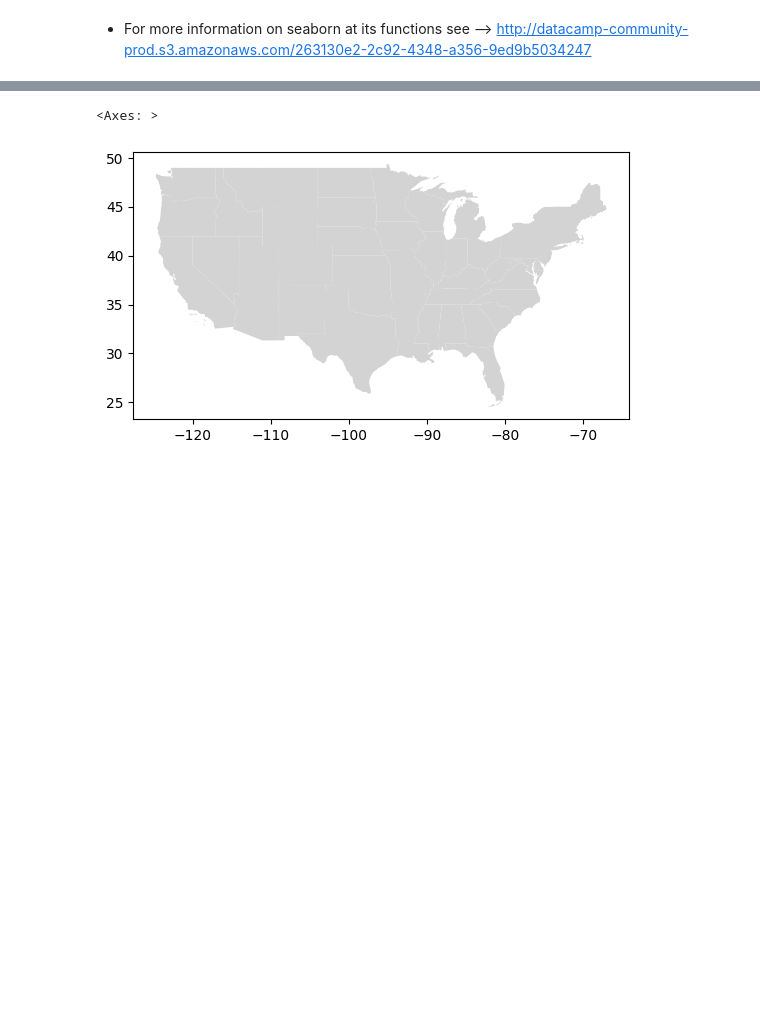
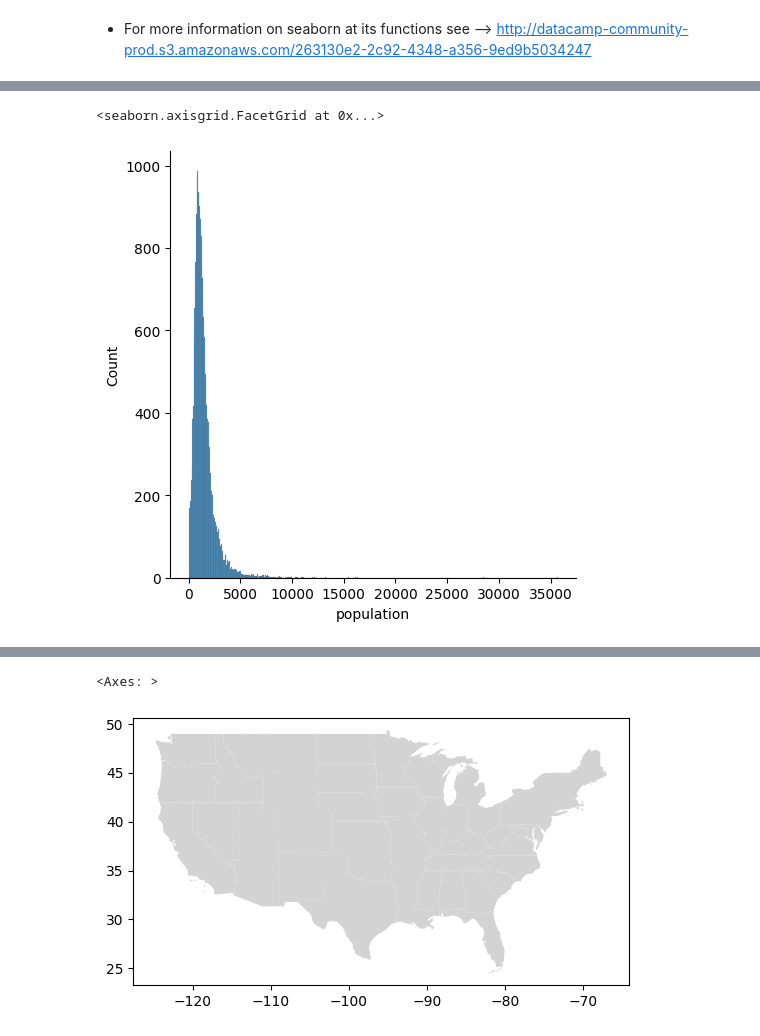
Before and after one commit to chris-hoertnagl/AI-Dojo, a Jupyter notebook: Basics/Ai_Workshop.ipynb, the cells around one changed output, grey strips where cells are left out. Saved outputs shown, nothing was run; the diff lists cells and outputs as text; code cells hidden in the pictures; blank space fills up the shorter version.

```diff
--- a/Basics/Ai_Workshop.ipynb
+++ b/Basics/Ai_Workshop.ipynb
@@ -198,3 +211,8 @@ sns.scatterplot(data=df_train, x="population", y="median_house_value")
+# %%
+sns.displot(data=df_train, x="population")
+# %% [output]
+<seaborn.axisgrid.FacetGrid at 0x...>
+[figure, added]
 # %%
 sns.scatterplot(data=df_train, x="longitude", y="housing_median_age")
 # %% [output]
```
Also changed, not shown: parts of 26 cells of this notebook.
